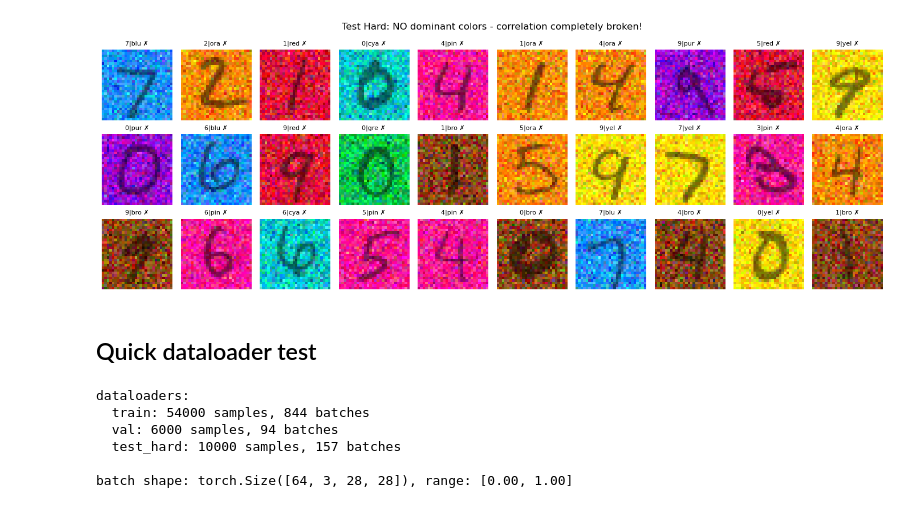
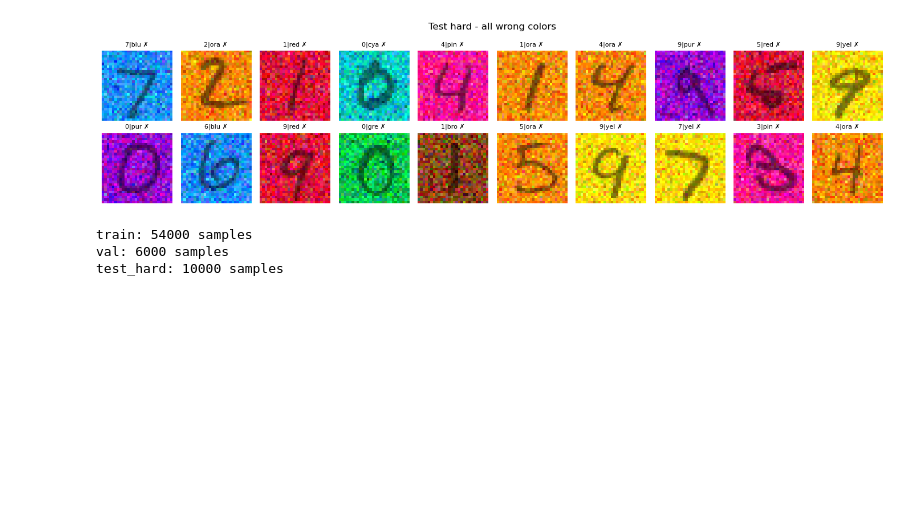
Before and after one commit to lohithkola06/The-Lazy-Artist, a Jupyter notebook: notebooks/00_dataset.ipynb, the cells around one changed output. Cells and saved outputs as stored; diff of their text form; code cells hidden in the pictures; blank space fills up the shorter version.

```diff
--- a/notebooks/00_dataset.ipynb
+++ b/notebooks/00_dataset.ipynb
@@ -203,44 +131,26 @@ plt.show()
 # %%
-# Test_hard samples - correlation broken (digit NEVER in its dominant color)
 test_data = load_split(DATA_DIR, "test_hard")
-imgs_test = test_data["images"]
-labels_test = test_data["labels"]
-color_ids_test = test_data["color_ids"]
+imgs_test, labels_test, color_ids_test = test_data["images"], test_data["labels"], test_data["color_ids"]
 
-fig, axes = plt.subplots(3, 10, figsize=(14, 5))
-axes = axes.flatten()
-
-for i in range(30):
+fig, axes = plt.subplots(2, 10, figsize=(14, 3.5))
+for i in range(20):
     img = imgs_test[i].permute(1, 2, 0).numpy()
-    label = int(labels_test[i])
-    color_id = int(color_ids_test[i])
-    dominant = dominant_map[label]
-    match = "✓" if color_id == dominant else "✗"
-
-    axes[i].imshow(img)
-    axes[i].axis('off')
-    axes[i].set_title(f"{label}|{color_names[color_id][:3]} {match}", fontsize=8)
-
-fig.suptitle("Test Hard: NO dominant colors - correlation completely broken!", fontsize=12)
+    lbl, cid = int(labels_test[i]), int(color_ids_test[i])
+    match = "✓" if cid == dominant_map[lbl] else "✗"
+    axes[i//10, i%10].imshow(img)
+    axes[i//10, i%10].axis('off')
+    axes[i//10, i%10].set_title(f"{lbl}|{color_names[cid][:3]} {match}", fontsize=8)
+fig.suptitle("Test hard - all wrong colors")
 plt.tight_layout()
 plt.show()
 # %% [output]
-[figure, old version]
+[figure, new version]
-# %% [markdown]
-## Quick dataloader test
 # %%
+# quick sanity check
 loaders = get_dataloaders({"root": str(DATA_DIR), "batch_size": 64, "num_workers": 0})
-print("dataloaders:")
 for name, loader in loaders.items():
-    print(f"  {name}: {len(loader.dataset)} samples, {len(loader)} batches")
-
-# quick check
-imgs, labels = next(iter(loaders["train"]))
-print(f"\nbatch shape: {imgs.shape}, range: [{imgs.min():.2f}, {imgs.max():.2f}]")
+    print(f"{name}: {len(loader.dataset)} samples")
 # %% [output]
-dataloaders:
-  train: 54000 samples, 844 batches
-  val: 6000 samples, 94 batches
-  test_hard: 10000 samples, 157 batches
-
-batch shape: torch.Size([64, 3, 28, 28]), range: [0.00, 1.00]
+train: 54000 samples
+val: 6000 samples
+test_hard: 10000 samples
```
Also changed, not shown: parts of 15 cells of this notebook, 6 other files.
